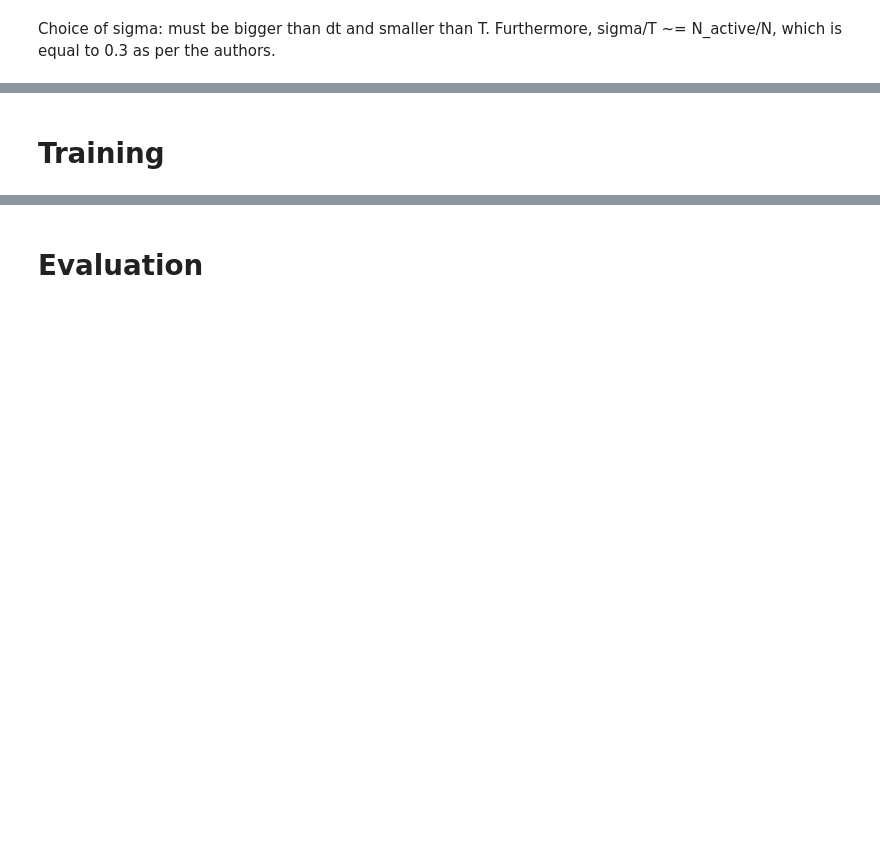
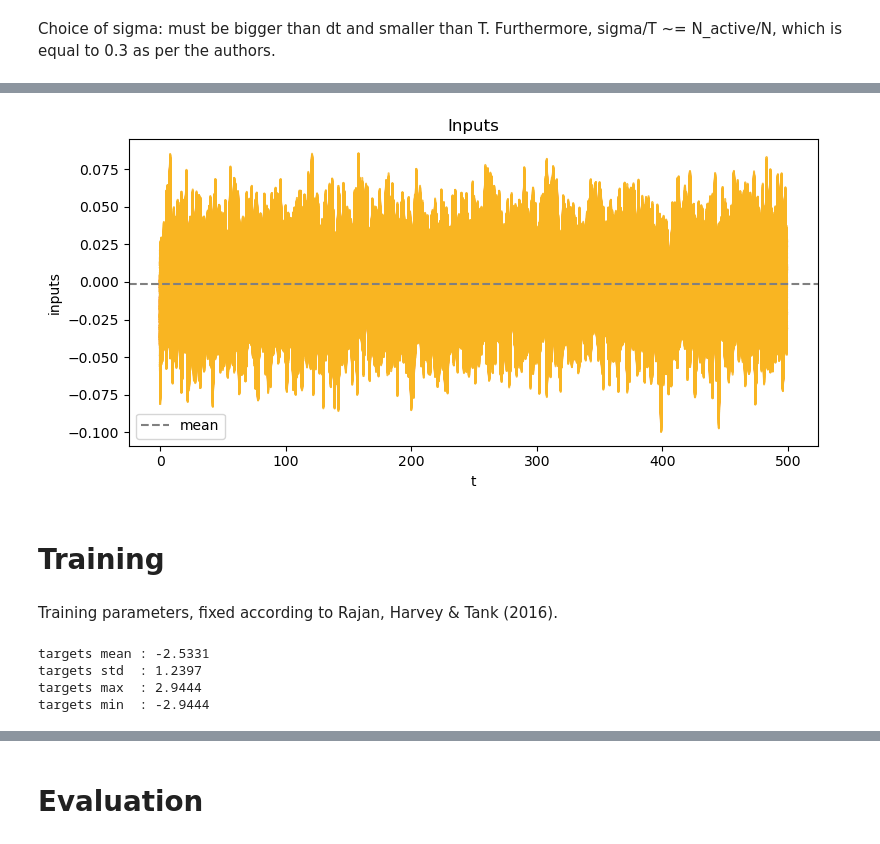
Before and after one commit to JohanneBohn/Reproducing-neural-sequences-with-Partial-In-Network-Training, a Jupyter notebook: main.ipynb, the cells around one changed output, grey strips where cells are left out. Cells and saved outputs as stored; diff of their text form; code cells hidden in the pictures; blank space fills up the shorter version.

```diff
--- a/main.ipynb
+++ b/main.ipynb
@@ -31,2 +57,6 @@ gs.target_graph(
+# %%
+ipt.display_inputs(N, WN_tau, h0)
+# %% [output]
+[figure, added]
 # %% [markdown]
 # Training
@@ -32,0 +65,2 @@ gs.target_graph(
+# %% [markdown]
+Training parameters, fixed according to Rajan, Harvey & Tank (2016).
@@ -32,0 +76,10 @@ gs.target_graph(
+# %%
+print(f"targets mean : {targets.mean():.4f}")
+print(f"targets std  : {targets.std():.4f}")
+print(f"targets max  : {targets.max():.4f}")
+print(f"targets min  : {targets.min():.4f}")
+# %% [output]
+targets mean : -2.5331
+targets std  : 1.2397
+targets max  : 2.9444
+targets min  : -2.9444
```
Also changed, not shown: parts of 23 cells of this notebook, 4 other files.
